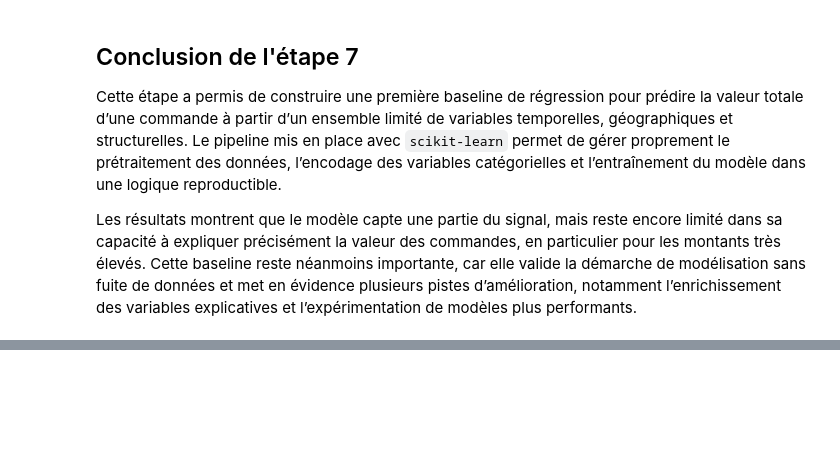
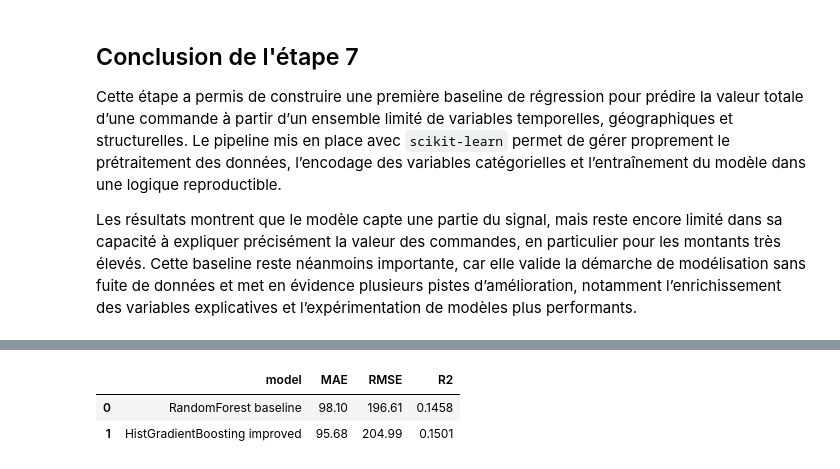
Before and after one commit to paulbelleguic/ecommerce-sales-analytics, a Jupyter notebook: notebooks/03_ml_modeling.ipynb, the cells around one changed output, grey strips where cells are left out. Saved outputs shown, nothing was run; the diff lists cells and outputs as text; code cells hidden in the pictures; blank space fills up the shorter version.

```diff
--- a/notebooks/03_ml_modeling.ipynb
+++ b/notebooks/03_ml_modeling.ipynb
@@ -270,0 +418,10 @@ Les résultats montrent que le modèle capte une partie du signal, mais reste en
+# %%
+comparison_df.style.format({
+    "MAE": "{:.2f}",
+    "RMSE": "{:.2f}",
+    "R2": "{:.4f}",
+})
+# %% [output]
+|  | model | MAE | RMSE | R2 |
+| 0 | RandomForest baseline | 98.10 | 196.61 | 0.1458 |
+| 1 | HistGradientBoosting improved | 95.68 | 204.99 | 0.1501 |
```
Also changed, not shown: parts of 16 cells of this notebook.
